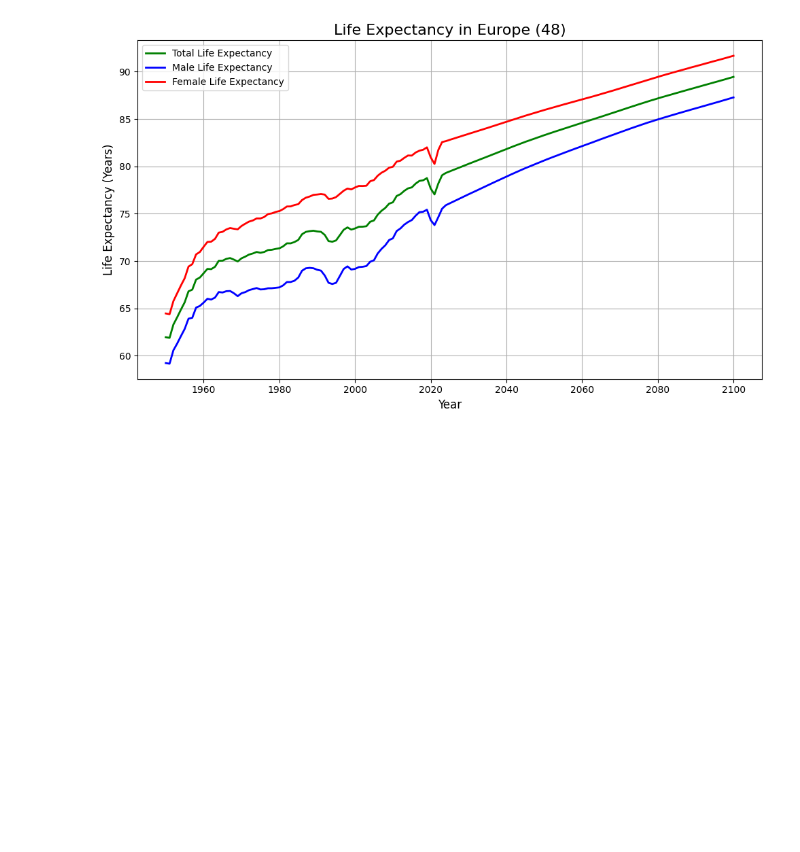
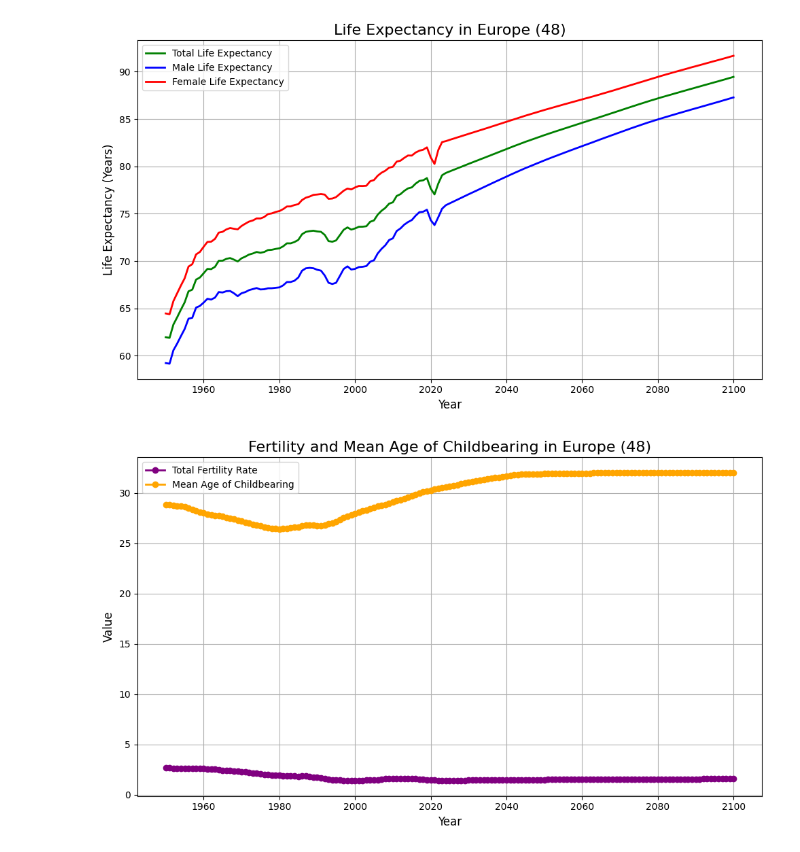
Before and after one commit to Y1-Bit/Population-Insights, a Jupyter notebook: notebooks/population_analysis.ipynb, the cells around one changed output. Drawn from its saved outputs; the diff is of its cells as text; code cells hidden in the pictures; blank space fills up the shorter version.

Commit message:
Fertility and MAC

```diff
--- a/notebooks/population_analysis.ipynb
+++ b/notebooks/population_analysis.ipynb
@@ -71,3 +71,19 @@ plt.tight_layout()
 plt.show()
 # %% [output]
 [figure]
+# %%
+fertility = df_by_location[['Time', 'TFR']]
+age_childbearing = df_by_location[['Time', 'MAC']]
+
+plt.figure(figsize=(10, 6))
+plt.plot(fertility['Time'], fertility['TFR'], color='purple', linewidth=2, marker='o', label='Total Fertility Rate')
+plt.plot(age_childbearing['Time'], age_childbearing['MAC'], color='orange', linewidth=2, marker='o', label='Mean Age of Childbearing')
+plt.title(f'Fertility and Mean Age of Childbearing in {location}', fontsize=16)
+plt.xlabel('Year', fontsize=12)
+plt.ylabel('Value', fontsize=12)
+plt.grid(True)
+plt.legend()
+plt.tight_layout()
+plt.show()
+# %% [output]
+[figure, added]
```
Also changed, not shown: parts of 1 cell of this notebook.
